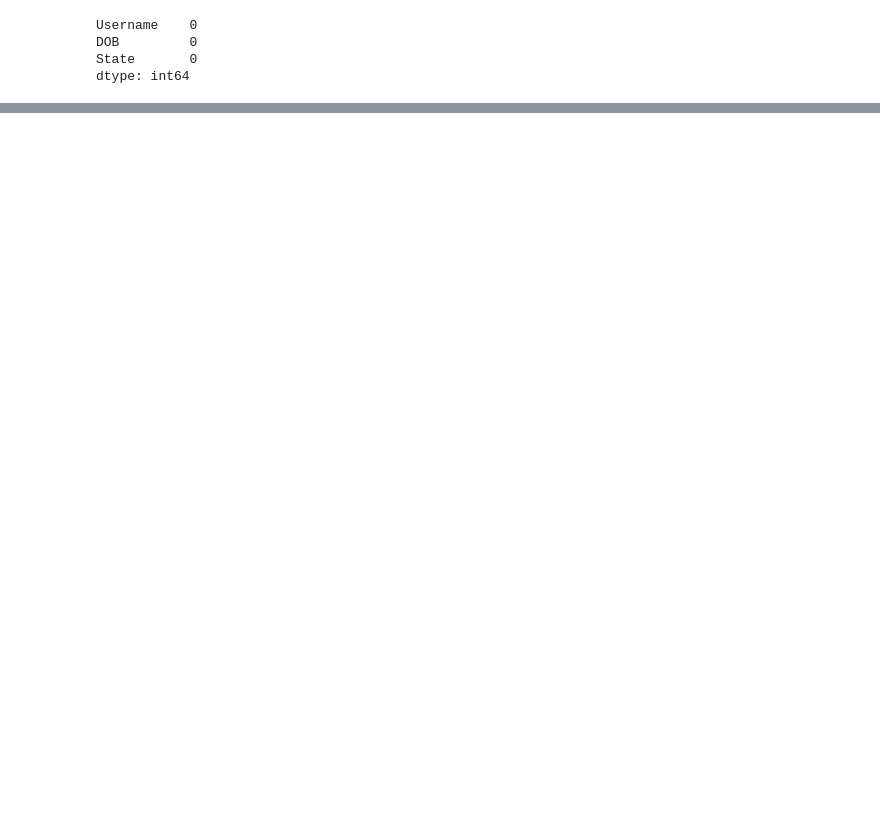
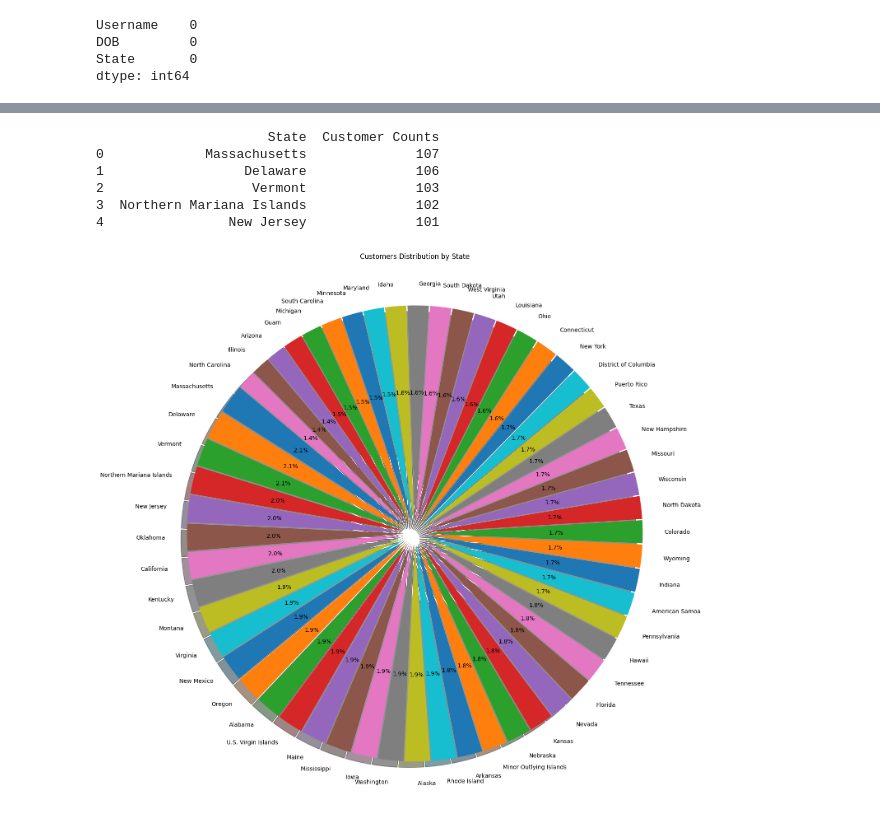
Before and after one commit to philipoladimeji/BD2-JCPenney-Project, a Jupyter notebook: BD2_Assignment_2.ipynb, the cells around one changed output, grey strips where cells are left out. Cells and saved outputs as stored; diff of their text form; code cells hidden in the pictures; blank space fills up the shorter version.

```diff
--- a/BD2_Assignment_2.ipynb
+++ b/BD2_Assignment_2.ipynb
@@ -519,0 +574,60 @@ plt.show()
+# %%
+# Table showing number of Customers in each state
+# Group by state and count the number of Customers in each state
+state_counts  = users_csv_df['State'].value_counts().reset_index(name='Customer Counts')
+
+# Alternatively, we can use below code but it requires 'order by' to sort the 'No of Customers' in order
+# number_of_state1 = users_df.groupby('State').size().reset_index(name='  Number of Customers')
+
+#Display a table with the customer counts across the state
+print(state_counts.head())
+# %% [output]
+                      State  Customer Counts
+0             Massachusetts              107
+1                  Delaware              106
+2                   Vermont              103
+3  Northern Mariana Islands              102
+4                New Jersey              101
+# %%
+#  Plot the states vs no of Customers in horizontal bar (column) chart. Horizontal bar chart was chosen
+#because 57 states or territories will not fit well in a vertical bar chart and names of state to show fully.
+
+# Count the number of customers per state
+number_of_state = users_csv_df['State'].value_counts()
+
+plt.figure(figsize=(15, 15))
+plt.pie(
+    number_of_state.values,
+    labels=number_of_state.index,
+    #Show percentage
+    autopct='%1.1f%%',
+    startangle=140,
+    shadow=True,
+    #Slightly separate all slices
+    explode=[0.05]*len(number_of_state)
+)
+plt.title("Customers Distribution by State")
+plt.tight_layout()
+plt.show()
+
+
+# state_counts = users_csv_df['State'].value_counts()
+# plt.figure(figsize=(20, 20))
+# plt.pie(
+
+#     #Get the counts of customers in each states
+#     state_counts.values,
+#     labels=state_counts.index,
+#     #Include percentage
+#     autopct='%1.1f%%',
+#     startangle=140,
+#     shadow=True,
+#     #Distance the slices by
+#     explode=[0.06]*len(state_counts)
+# )
+# plt.title("State Customer Counts")
+
+#Displaying the chart
+plt.show()
+# %% [output]
+[figure, added]
```
Also changed, not shown: parts of 42 cells of this notebook.
